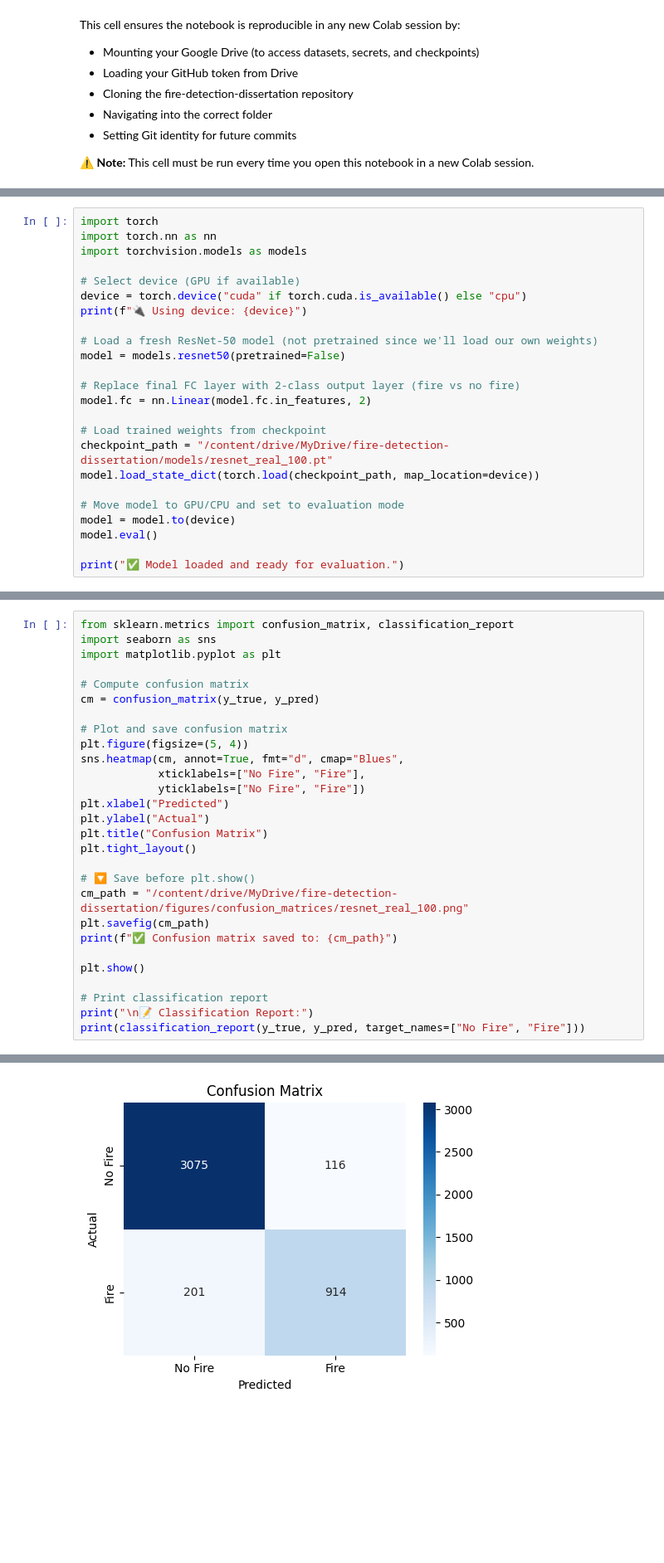
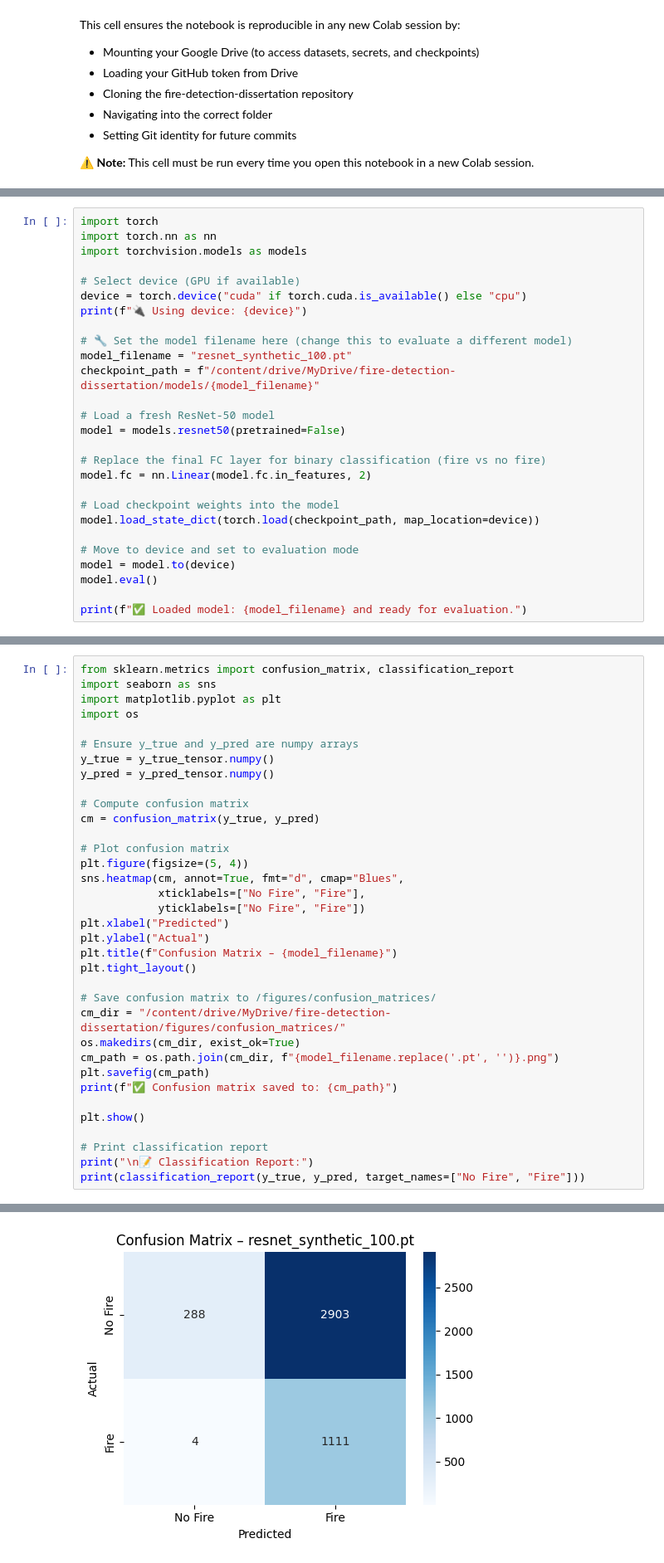
Before and after one commit to Misharasapu/fire-detection-dissertation, a Jupyter notebook: notebooks/evaluate_models.ipynb, the cells around one changed output, grey strips where cells are left out. Shown: that part at 83% size. Cells and saved outputs as stored; diff of their text form; blank space fills up the shorter version.

Commit message:
Update evaluation notebook: made modular for all models and tested synthetic model

```diff
--- a/notebooks/evaluate_models.ipynb
+++ b/notebooks/evaluate_models.ipynb
@@ -117,19 +131,22 @@ import torchvision.models as models
 device = torch.device("cuda" if torch.cuda.is_available() else "cpu")
 print(f"🔌 Using device: {device}")
 
-# Load a fresh ResNet-50 model (not pretrained since we'll load our own weights)
+# 🔧 Set the model filename here (change this to evaluate a different model)
+model_filename = "resnet_synthetic_100.pt"
+checkpoint_path = f"/content/drive/MyDrive/fire-detection-dissertation/models/{model_filename}"
+
+# Load a fresh ResNet-50 model
 model = models.resnet50(pretrained=False)
 
-# Replace final FC layer with 2-class output layer (fire vs no fire)
+# Replace the final FC layer for binary classification (fire vs no fire)
 model.fc = nn.Linear(model.fc.in_features, 2)
 
-# Load trained weights from checkpoint
-checkpoint_path = "/content/drive/MyDrive/fire-detection-dissertation/models/resnet_real_100.pt"
+# Load checkpoint weights into the model
 model.load_state_dict(torch.load(checkpoint_path, map_location=device))
 
-# Move model to GPU/CPU and set to evaluation mode
+# Move to device and set to evaluation mode
 model = model.to(device)
 model.eval()
 
-print("✅ Model loaded and ready for evaluation.")
+print(f"✅ Loaded model: {model_filename} and ready for evaluation.")
 # %% [output]
@@ -196,22 +235,29 @@ These tools are especially useful for understanding imbalanced datasets or ident
 from sklearn.metrics import confusion_matrix, classification_report
 import seaborn as sns
 import matplotlib.pyplot as plt
+import os
+
+# Ensure y_true and y_pred are numpy arrays
+y_true = y_true_tensor.numpy()
+y_pred = y_pred_tensor.numpy()
 
 # Compute confusion matrix
 cm = confusion_matrix(y_true, y_pred)
 
-# Plot and save confusion matrix
+# Plot confusion matrix
 plt.figure(figsize=(5, 4))
 sns.heatmap(cm, annot=True, fmt="d", cmap="Blues",
             xticklabels=["No Fire", "Fire"],
             yticklabels=["No Fire", "Fire"])
 plt.xlabel("Predicted")
 plt.ylabel("Actual")
-plt.title("Confusion Matrix")
+plt.title(f"Confusion Matrix – {model_filename}")
 plt.tight_layout()
 
-# 🔽 Save before plt.show()
-cm_path = "/content/drive/MyDrive/fire-detection-dissertation/figures/confusion_matrices/resnet_real_100.png"
+# Save confusion matrix to /figures/confusion_matrices/
+cm_dir = "/content/drive/MyDrive/fire-detection-dissertation/figures/confusion_matrices/"
+os.makedirs(cm_dir, exist_ok=True)
+cm_path = os.path.join(cm_dir, f"{model_filename.replace('.pt', '')}.png")
 plt.savefig(cm_path)
 print(f"✅ Confusion matrix saved to: {cm_path}")
 
@@ -225,4 +271,4 @@ print(classification_report(y_true, y_pred, target_names=["No Fire", "Fire"]))
-[figure, old version]
+[figure, new version]
 📝 Classification Report:
               precision    recall  f1-score   support
 
```
Also changed, not shown: parts of 17 cells of this notebook.
